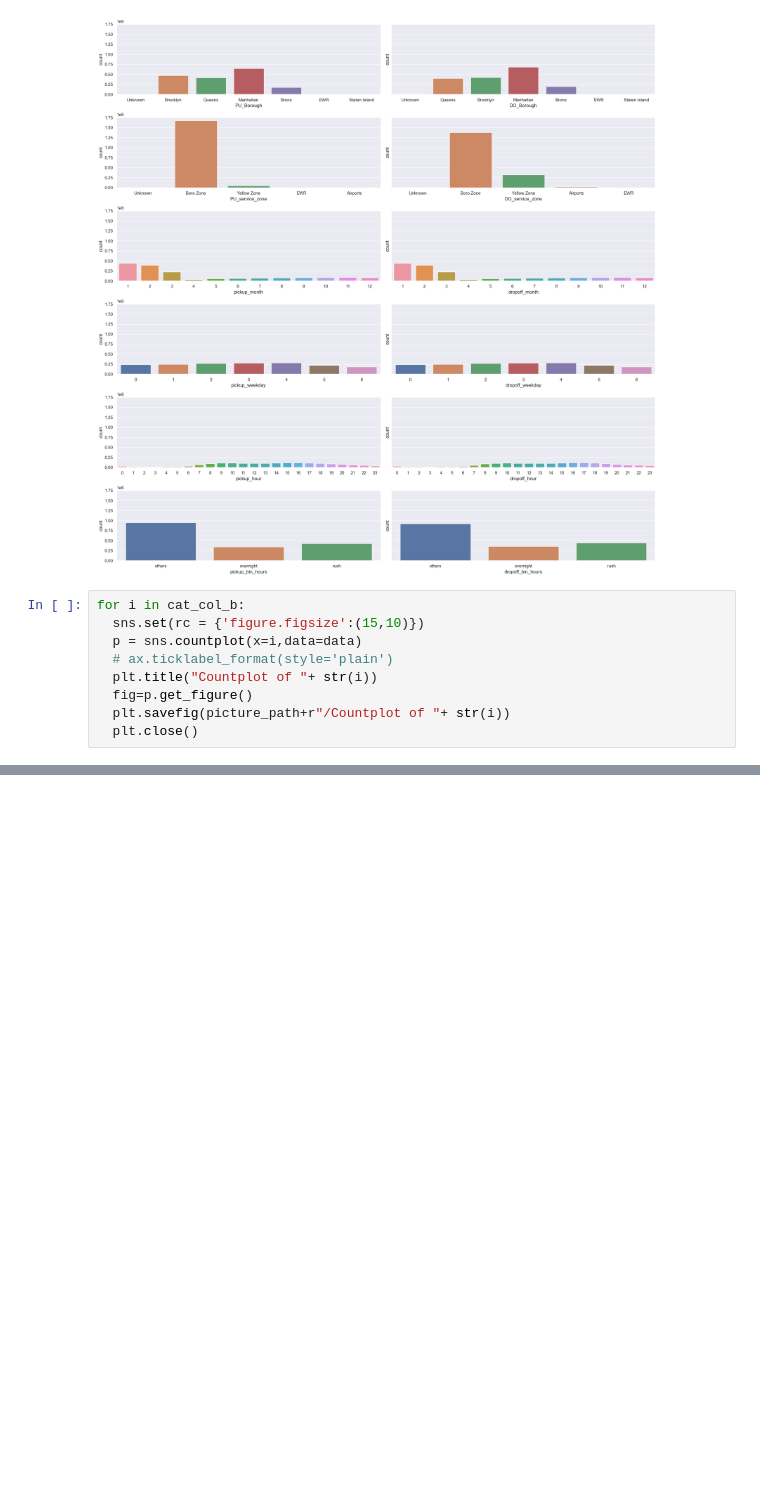
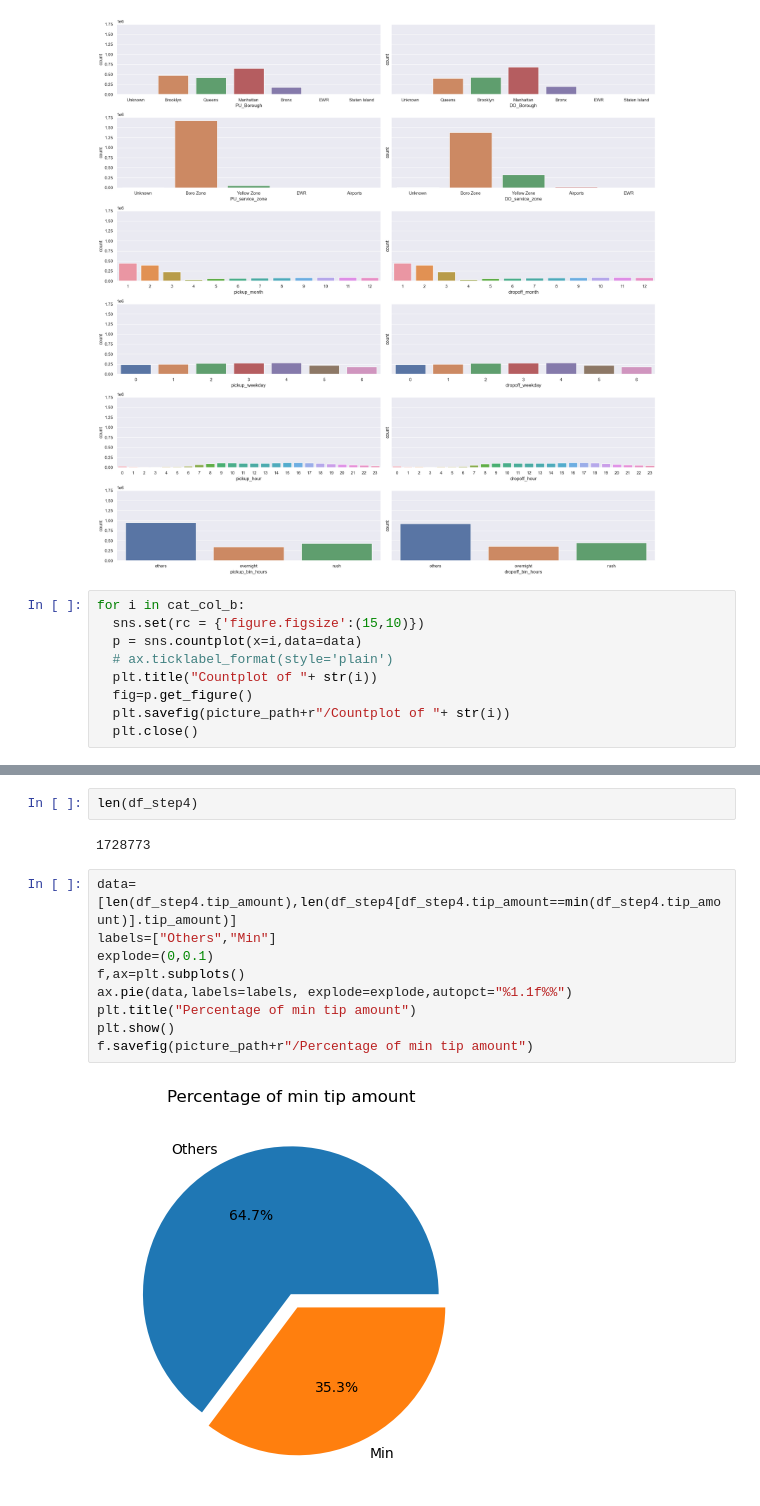
Before and after one commit to VOTUANANH01/Data-Visualize-and-Analysis, a Jupyter notebook: EDA_Univariate .ipynb, the cells around one changed output, grey strips where cells are left out. Saved outputs shown, nothing was run; the diff lists cells and outputs as text; blank space fills up the shorter version.

```diff
--- a/EDA_Univariate .ipynb
+++ b/EDA_Univariate .ipynb
@@ -176,0 +227,15 @@ for i in cat_col_b:
+# %%
+len(df_step4)
+# %% [output]
+1728773
+# %%
+data=[len(df_step4.tip_amount),len(df_step4[df_step4.tip_amount==min(df_step4.tip_amount)].tip_amount)]
+labels=["Others","Min"]
+explode=(0,0.1)
+f,ax=plt.subplots()
+ax.pie(data,labels=labels, explode=explode,autopct="%1.1f%%")
+plt.title("Percentage of min tip amount")
+plt.show()
+f.savefig(picture_path+r"/Percentage of min tip amount")
+# %% [output]
+[figure, added]
```
Also changed, not shown: parts of 11 cells of this notebook.
